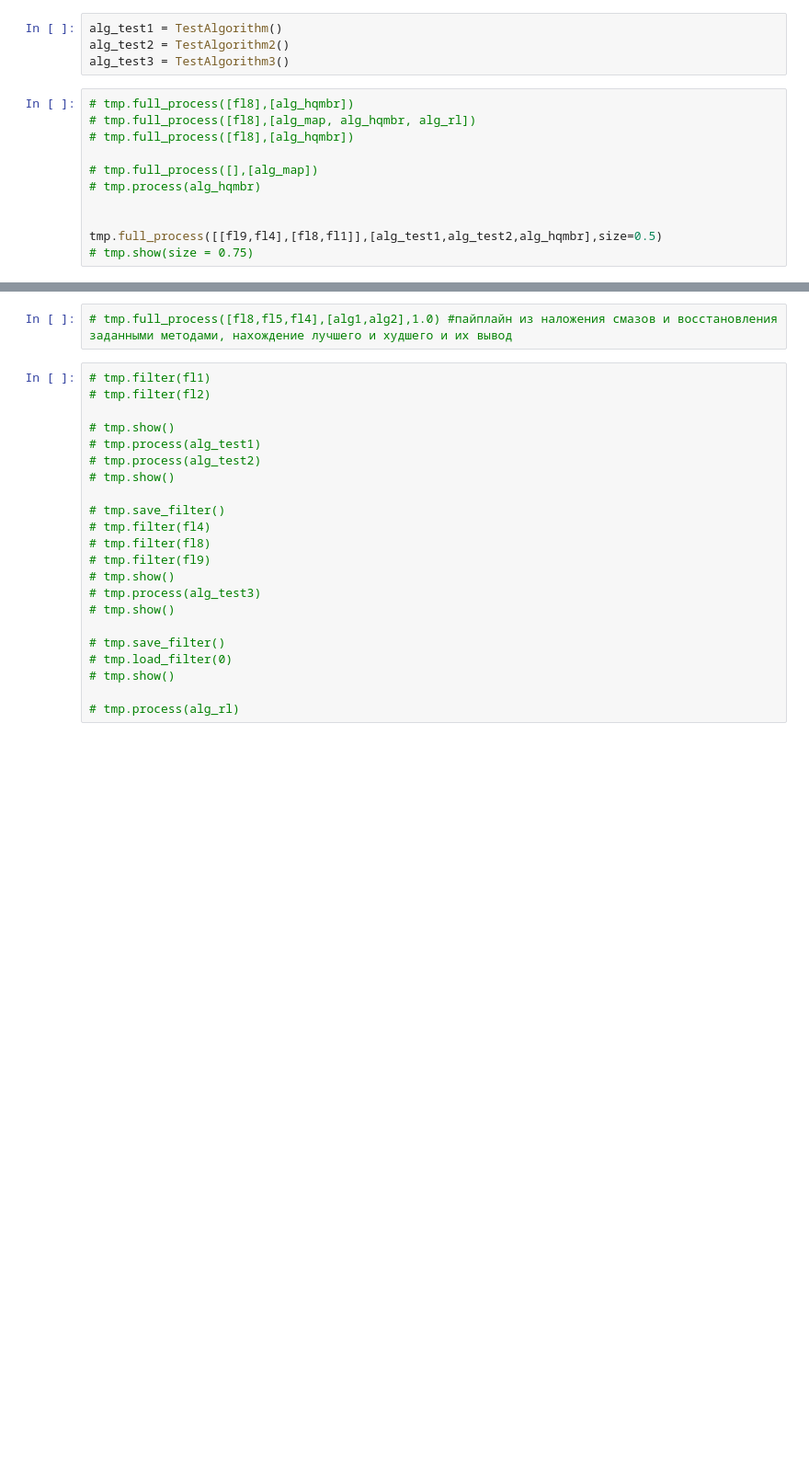
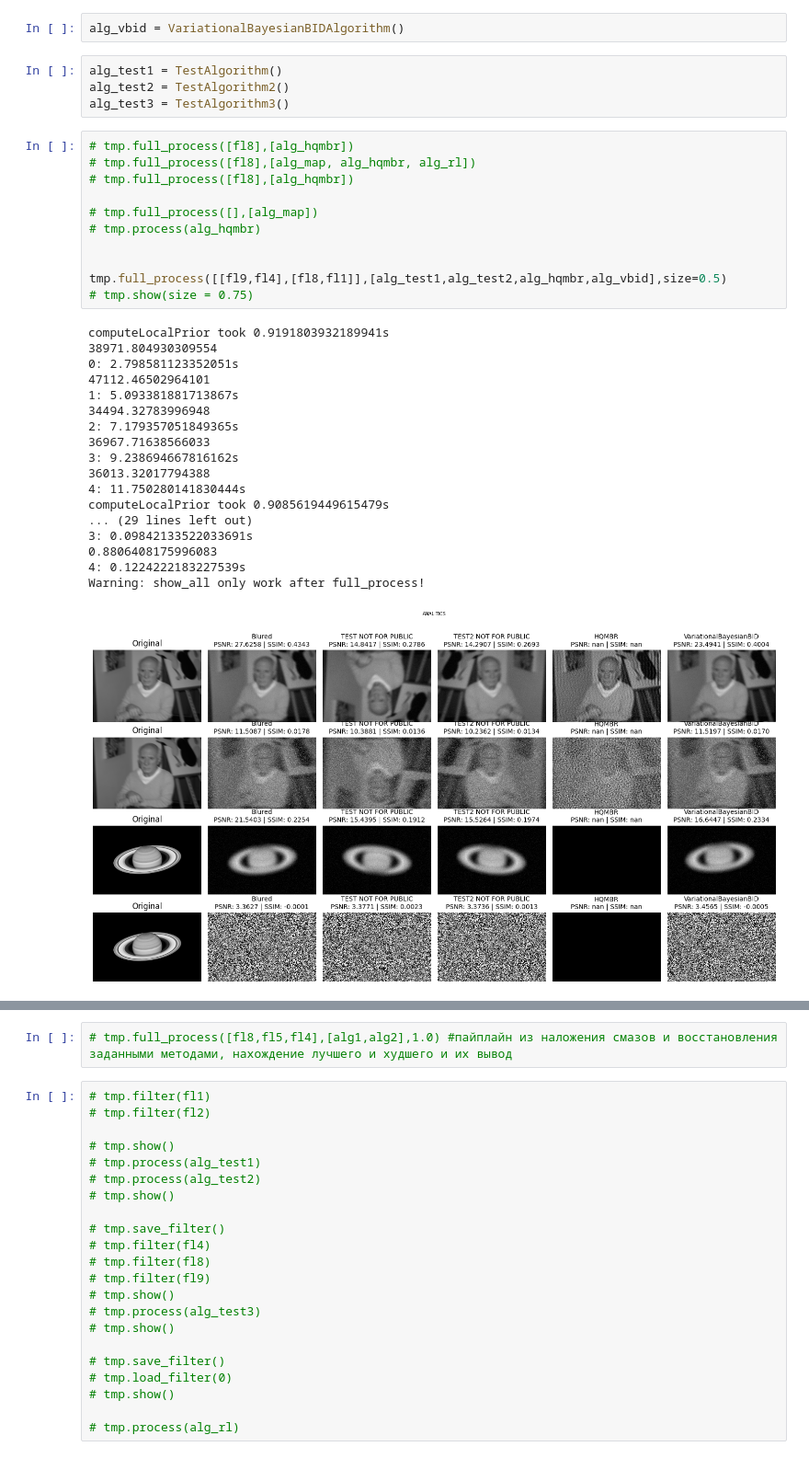
Before and after one commit to PavelYurov/BlindDeconvolution, a Jupyter notebook: main.ipynb, the cells around one changed output, grey strips where cells are left out. Shown at 92% size. Cells and saved outputs as stored; diff of their text form; blank space fills up the shorter version.

Commit message:
Захуячил Variational Bayesian + добавил .gitignore

```diff
--- a/main.ipynb
+++ b/main.ipynb
@@ -64,6 +72,8 @@ operator = np.array([[-0.5, -1.0, -0.5],[-1.0, 6.0, -1.0],[-0.5, -1.0, -0.5]])
 alg_map = MAP(max_iter=200,Huber_threshold=0.008,predict_kernel=predict_3,operator=operator,relaxation_factor=0.06,eps = 0.000001)
 # %%
 alg_hqmbr = HQMBR(1,predict_psf= predict_8, MAX_ITER=5)
+# %%
+alg_vbid = VariationalBayesianBIDAlgorithm()
 # %%
 alg_test1 = TestAlgorithm()
 alg_test2 = TestAlgorithm2()
@@ -71,11 +81,30 @@ alg_test3 = TestAlgorithm3()
 # %%
 # tmp.full_process([fl8],[alg_hqmbr])
 # tmp.full_process([fl8],[alg_map, alg_hqmbr, alg_rl])
 # tmp.full_process([fl8],[alg_hqmbr])
 
 # tmp.full_process([],[alg_map])
 # tmp.process(alg_hqmbr)
 
 
-tmp.full_process([[fl9,fl4],[fl8,fl1]],[alg_test1,alg_test2,alg_hqmbr],size=0.5)
+tmp.full_process([[fl9,fl4],[fl8,fl1]],[alg_test1,alg_test2,alg_hqmbr,alg_vbid],size=0.5)
 # tmp.show(size = 0.75)
+# %% [output]
+computeLocalPrior took 0.9191803932189941s
+38971.804930309554
+0: 2.798581123352051s
+47112.46502964101
+1: 5.093381881713867s
+34494.32783996948
+2: 7.179357051849365s
+36967.71638566033
+3: 9.238694667816162s
+36013.32017794388
+4: 11.750280141830444s
+computeLocalPrior took 0.9085619449615479s
+... (29 lines left out)
+3: 0.09842133522033691s
+0.8806408175996083
+4: 0.1224222183227539s
+Warning: show_all only work after full_process!
+[figure, added]
```
Also changed, not shown: parts of 4 cells of this notebook, 6 other files.
